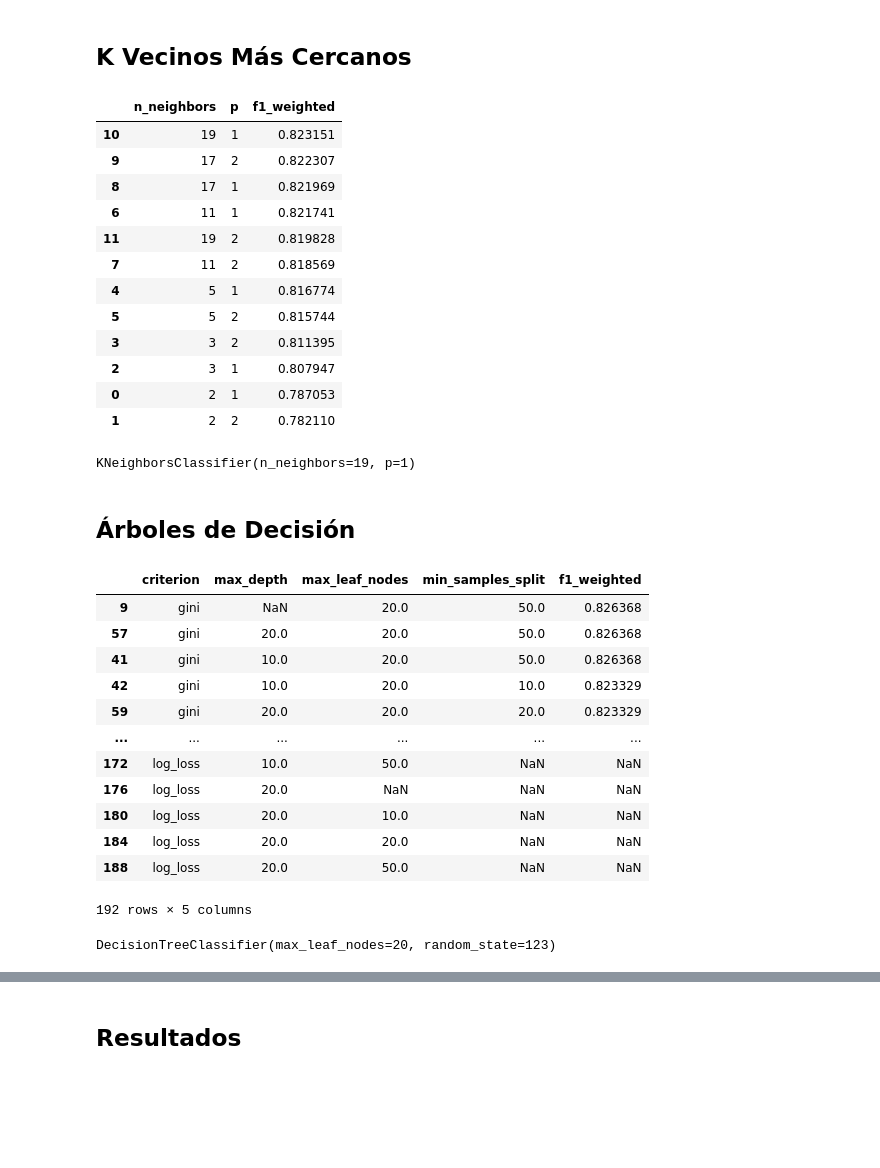
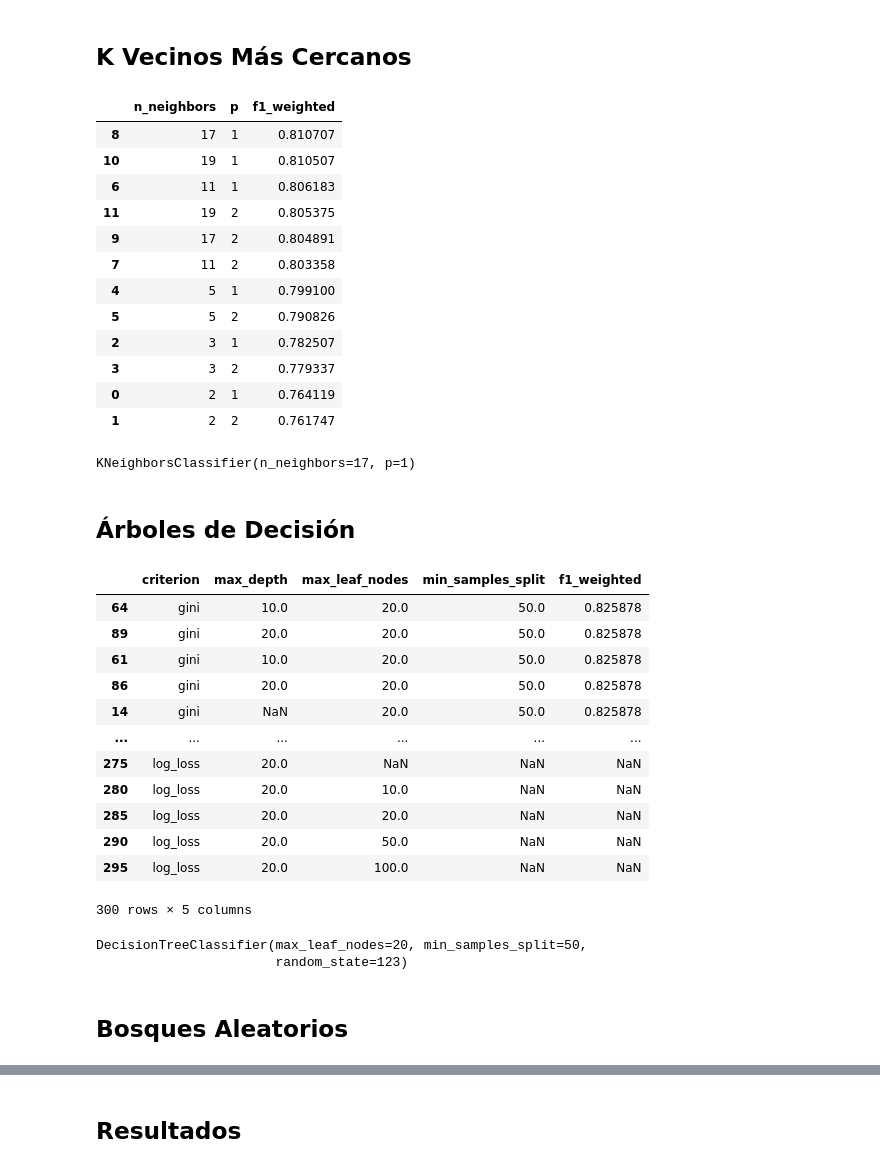
Before and after one commit to Tomaslopera/Telco_Classification, a Jupyter notebook: telco.ipynb, the cells around one changed output, grey strips where cells are left out. Drawn from its saved outputs; the diff is of its cells as text; code cells hidden in the pictures; blank space fills up the shorter version.

```diff
--- a/telco.ipynb
+++ b/telco.ipynb
@@ -492,13 +492,13 @@ dtype: float64
 from sklearn.model_selection import GridSearchCV
 from sklearn.ensemble import GradientBoostingClassifier
 # %%
-modelo_7 = GradientBoostingClassifier(random_state=123)
+modelo = GradientBoostingClassifier(random_state=123)
 
 param_grid = {'loss': ['log_loss', 'deviance'], 'n_estimators': [100, 200, 300]}
-clf_7 = GridSearchCV(modelo_7, param_grid, cv=3, scoring='accuracy', n_jobs=-1, verbose=1)
-clf_7.fit(X_train, y_train)
+clf = GridSearchCV(modelo, param_grid, cv=3, scoring='accuracy', n_jobs=-1, verbose=1)
+clf.fit(X_train, y_train)
 
-validation = pd.concat([pd.DataFrame(clf_7.cv_results_['params']), pd.DataFrame(clf_7.cv_results_['mean_test_score'], columns=['Accuracy'])], axis=1)
+validation = pd.concat([pd.DataFrame(clf.cv_results_['params']), pd.DataFrame(clf.cv_results_['mean_test_score'], columns=['Accuracy'])], axis=1)
 validation
 # %% [output]
 Fitting 3 folds for each of 6 candidates, totalling 18 fits
@@ -510,7 +510,7 @@ Fitting 3 folds for each of 6 candidates, totalling 18 fits
 | 4 | deviance | 200 | NaN |
 | 5 | deviance | 300 | NaN |
 # %%
-modelo = clf_7.best_estimator_
+modelo = clf.best_estimator_
 modelo
 # %% [output]
 GradientBoostingClassifier(n_estimators=300, random_state=123)
@@ -532,7 +532,7 @@ best_k_acc = max(results, key=lambda t: t[1])[0]
 best_k_f1  = max(results, key=lambda t: t[2])[0]
 # %%
 topk = feature_importance.index[:best_k_f1]
-gb_final = GradientBoostingClassifier(n_estimators=20, random_state=42)
+gb_final = modelo
 gb_final.fit(X_train[topk], y_train)
 pred = gb_final.predict(X_test[topk])
 
@@ -545,5 +545 @@ F1: 0.6382070437566703
 Rasgos seleccionados: ['Number of Referrals', 'Contract_Month-to-Month', 'Tenure in Months', 'Monthly Charge', 'Contract_Two Year', 'Dependents_Yes', 'Zip Code', 'Age', 'Payment Method_Credit Card', ' ...
-# %%
-cum = (feature_importance / feature_importance.sum()).cumsum()
-topk = cum.index[cum <= 0.95]
-topk
@@ -652,59 +635,62 @@ validacion = pd.concat([pd.DataFrame(clf_2.cv_results_['params']),
 validacion.sort_values(by='f1_weighted', ascending=False)
 # %% [output]
 |  | n_neighbors | p | f1_weighted |
-| 10 | 19 | 1 | 0.823151 |
-| 9 | 17 | 2 | 0.822307 |
-| 8 | 17 | 1 | 0.821969 |
-| 6 | 11 | 1 | 0.821741 |
-| 11 | 19 | 2 | 0.819828 |
-| 7 | 11 | 2 | 0.818569 |
-| 4 | 5 | 1 | 0.816774 |
-| 5 | 5 | 2 | 0.815744 |
-| 3 | 3 | 2 | 0.811395 |
-| 2 | 3 | 1 | 0.807947 |
-| 0 | 2 | 1 | 0.787053 |
-| 1 | 2 | 2 | 0.782110 |
+| 8 | 17 | 1 | 0.810707 |
+| 10 | 19 | 1 | 0.810507 |
+| 6 | 11 | 1 | 0.806183 |
+| 11 | 19 | 2 | 0.805375 |
+| 9 | 17 | 2 | 0.804891 |
+| 7 | 11 | 2 | 0.803358 |
+| 4 | 5 | 1 | 0.799100 |
+| 5 | 5 | 2 | 0.790826 |
+| 2 | 3 | 1 | 0.782507 |
+| 3 | 3 | 2 | 0.779337 |
+| 0 | 2 | 1 | 0.764119 |
+| 1 | 2 | 2 | 0.761747 |
 # %%
 modelo_2 = clf_2.best_estimator_
 modelos.append(('K Vecinos Más Cercanos', modelo_2))
 modelo_2
 # %% [output]
-KNeighborsClassifier(n_neighbors=19, p=1)
+KNeighborsClassifier(n_neighbors=17, p=1)
 # %% [markdown]
 ## Árboles de Decisión
 # %%
 from sklearn.tree import DecisionTreeClassifier, plot_tree
 
 modelo_3 = DecisionTreeClassifier(random_state=123)
 
 param_grid = {'criterion': ['gini', 'entropy', 'log_loss'],
               'max_depth': [None, 5, 10, 20],
-              'min_samples_split': [None, 50, 10, 20], #
-              'max_leaf_nodes': [None, 10, 20, 50]}
+              'min_samples_split': [None, 50, 10, 20, 50], #
+              'max_leaf_nodes': [None, 10, 20, 50, 100]}
 
 clf_3 = GridSearchCV(estimator=modelo_3, param_grid=param_grid, cv=3, scoring='f1_weighted') # cv tiene que ver con la complejidad
 clf_3.fit(X_train[topk], y_train)
 
 validation = pd.concat([pd.DataFrame(clf_3.cv_results_['params']),
                         pd.DataFrame(clf_3.cv_results_['mean_test_score'], columns=['f1_weighted'])], axis=1)
 validation.sort_values(by='f1_weighted', ascending=False)
 # %% [output]
 |  | criterion | max_depth | max_leaf_nodes | min_samples_split | f1_weighted |
-| 9 | gini | NaN | 20.0 | 50.0 | 0.826368 |
-| 57 | gini | 20.0 | 20.0 | 50.0 | 0.826368 |
-| 41 | gini | 10.0 | 20.0 | 50.0 | 0.826368 |
-| 42 | gini | 10.0 | 20.0 | 10.0 | 0.823329 |
-| 59 | gini | 20.0 | 20.0 | 20.0 | 0.823329 |
+| 64 | gini | 10.0 | 20.0 | 50.0 | 0.825878 |
+| 89 | gini | 20.0 | 20.0 | 50.0 | 0.825878 |
+| 61 | gini | 10.0 | 20.0 | 50.0 | 0.825878 |
+| 86 | gini | 20.0 | 20.0 | 50.0 | 0.825878 |
+| 14 | gini | NaN | 20.0 | 50.0 | 0.825878 |
 | ... | ... | ... | ... | ... | ... |
-| 172 | log_loss | 10.0 | 50.0 | NaN | NaN |
-| 176 | log_loss | 20.0 | NaN | NaN | NaN |
-| 180 | log_loss | 20.0 | 10.0 | NaN | NaN |
-| 184 | log_loss | 20.0 | 20.0 | NaN | NaN |
-| 188 | log_loss | 20.0 | 50.0 | NaN | NaN |
+| 275 | log_loss | 20.0 | NaN | NaN | NaN |
+| 280 | log_loss | 20.0 | 10.0 | NaN | NaN |
+| 285 | log_loss | 20.0 | 20.0 | NaN | NaN |
+| 290 | log_loss | 20.0 | 50.0 | NaN | NaN |
+| 295 | log_loss | 20.0 | 100.0 | NaN | NaN |
-192 rows × 5 columns
+300 rows × 5 columns
 # %%
 modelo_3 = clf_3.best_estimator_
 modelos.append(('Árbol de Decisión', modelo_3))
 modelo_3
 # %% [output]
-DecisionTreeClassifier(max_leaf_nodes=20, random_state=123)
+DecisionTreeClassifier(max_leaf_nodes=20, min_samples_split=50,
+                       random_state=123)
+# %% [markdown]
+## Bosques Aleatorios
```
Also changed, not shown: parts of 10 cells of this notebook.
